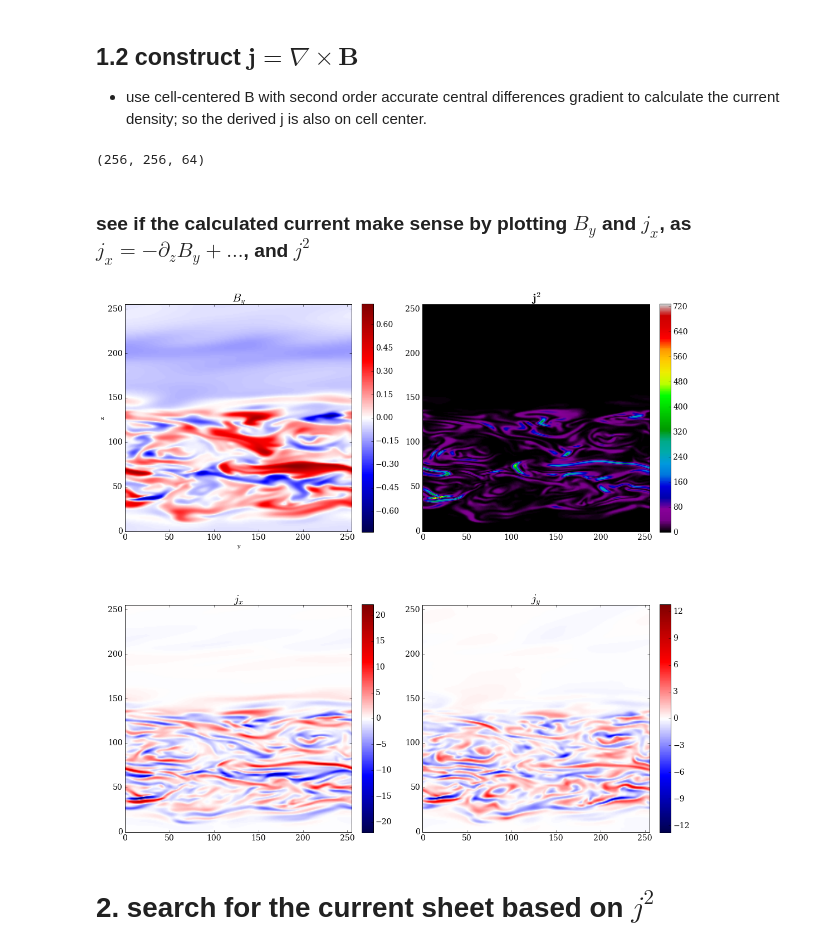
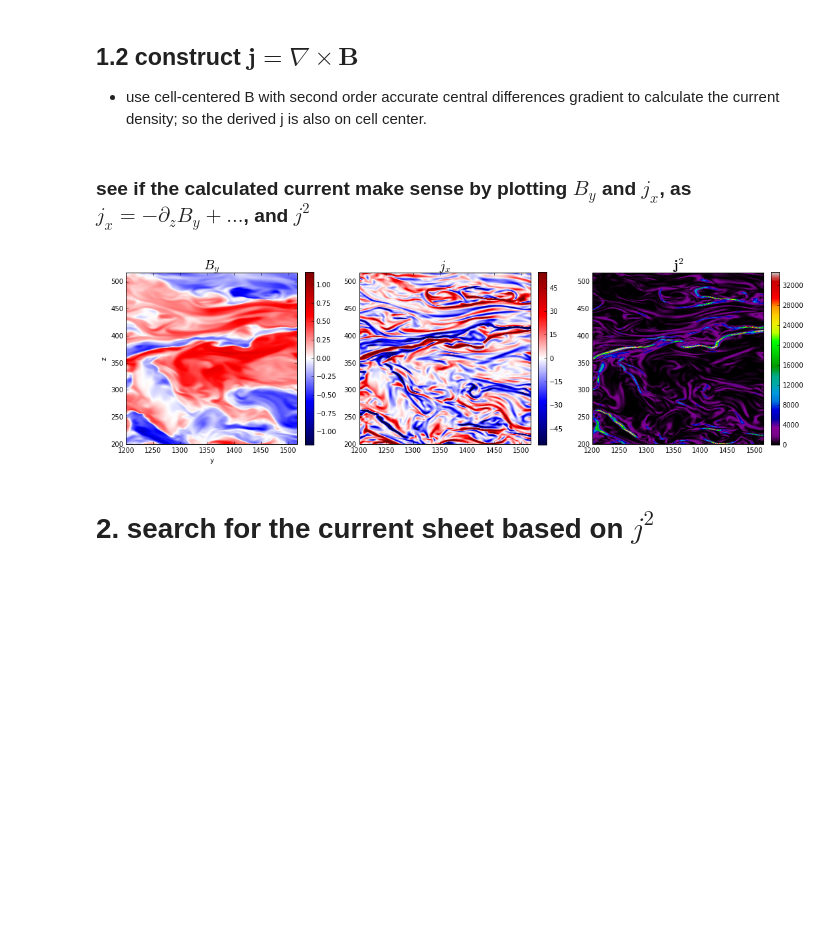
Before and after one commit to jmshi/reconnection, a Jupyter notebook: Finding the current sheet.ipynb, the cells around one changed output. Saved outputs shown, nothing was run; the diff lists cells and outputs as text; code cells hidden in the pictures; blank space fills up the shorter version.

```diff
--- a/Finding the current sheet.ipynb
+++ b/Finding the current sheet.ipynb
@@ -28,0 +38,3 @@ import athena4_read as ath
+# %%
+data = athena_read.athdf('Unstra.out2.00008.athdf',quantities=['Bcc2'])
+by = data['Bcc2']
@@ -28,0 +43,3 @@ import athena4_read as ath
+# %%
+data = athena_read.athdf('Unstra.out2.00008.athdf',quantities=['Bcc3'])
+bz = data['Bcc3']
@@ -29,6 +48,10 @@ import athena4_read as ath
 # %%
-t,x,y,z,data=ath.vtk('Unstra.0080.vtk')
-bx = data['cell_centered_B'][...,0]
-by = data['cell_centered_B'][...,1]
-bz = data['cell_centered_B'][...,2]
+#t,x,y,z,data=ath.vtk('Unstra.0080.vtk')
+#bx = data['cell_centered_B'][...,0]
+#by = data['cell_centered_B'][...,1]
+#bz = data['cell_centered_B'][...,2]
+
+##data = athena_read.athdf('HGB.out2.00400.athdf',quantities=['B1','B2','B3'])
+##bx = data['B1']; by = data['B2']; bz = data['B3']
+##x = data['x1f']; y = data['x2f']; z = data['x3f']
 # %% [output]
@@ -68,25 +73,18 @@ def curl(vx,vy,vz):
 dx = dy = dz = x[1]-x[0]
 jx,jy,jz = curl(bx,by,bz)/dx
 j2 = jx**2+jy**2+jz**2
-# %%
-bx.shape
-# %% [output]
-(256, 256, 64)
 # %% [markdown]
 ### see if the calculated current make sense by plotting $B_y$ and $j_x$, as $j_x = -\partial_z B_y + ...$, and $j^2$
 # %%
-nframe = 2
-nplot  = 2
+nframe = 1
+nplot  = 3
 cnt = 1
 matplotlib.rcParams['figure.figsize'] = (15, 15.0*nframe/nplot)
 fraction=0.046;pad=0.04
 
 xslice = 0
-ymin = 50; ymax=150 #255
-zmin = 50;  zmax=150 #255
-
-ymin=0; zmin=0
-ymax=255; zmax=255
+ymin = 1200; ymax=1517 #255
+zmin = 200;  zmax=517 #255
 
 vmax = np.max([np.min(by)**2,np.max(by)**2])
 vmax = vmax**0.5
@@ -95,51 +93,38 @@ plt.subplot(nframe,nplot,cnt)
 plt.imshow(by[:,:,xslice],origin='lower',vmin=vmin,vmax=vmax,cmap='seismic')
 plt.colorbar(fraction=fraction,pad=pad)
 plt.xlim(ymin,ymax)
 plt.ylim(zmin,zmax)
 plt.xlabel('y')
 plt.ylabel('z')
 plt.title(r'$B_y$',size=20)
 
 cnt+=1
-vmax = np.max(j2)
-plt.subplot(nframe,nplot,cnt)
-plt.imshow(j2[:,:,xslice],origin='lower',vmin=0,vmax=vmax,cmap='spectral')
-plt.colorbar(fraction=fraction,pad=pad)
-plt.xlim(ymin,ymax)
-plt.ylim(zmin,zmax)
-plt.title(r'$\mathbf{j}^2$',size=20)
-
-cnt+=1
 vmax = np.max([np.min(jx)**2,np.max(jx)**2])
-vmax = vmax**0.5
+vmax = vmax**0.5*0.1
 vmin = -vmax
 plt.subplot(nframe,nplot,cnt)
 plt.imshow(jx[:,:,xslice],origin='lower',vmin=vmin,vmax=vmax,cmap='seismic')
 plt.colorbar(fraction=fraction,pad=pad)
 plt.xlim(ymin,ymax)
 plt.ylim(zmin,zmax)
 plt.title(r'$j_x$',size=20)
 
 cnt+=1
-vmax = np.max([np.min(jy)**2,np.max(jy)**2])
-vmax = vmax**0.5
-vmin = -vmax
+vmax = np.max(j2)*0.1
 plt.subplot(nframe,nplot,cnt)
-plt.imshow(jy[:,:,xslice],origin='lower',vmin=vmin,vmax=vmax,cmap='seismic')
+plt.imshow(j2[:,:,xslice],origin='lower',vmin=0,vmax=vmax,cmap='spectral')
 plt.colorbar(fraction=fraction,pad=pad)
 plt.xlim(ymin,ymax)
 plt.ylim(zmin,zmax)
-plt.title(r'$j_y$',size=20)
-
-
+plt.title(r'$\mathbf{j}^2$',size=20)
 
 plt.tight_layout()
 
 # the strongest j2 index (for comparison with the 3d struture show below)
 #a = j2[:,:,xslice]
 #print a.index(max(a))
 # %% [output]
-[figure, old version]
+[figure, new version]
 # %% [markdown]
 # 2. search for the current sheet based on $j^2$
 # %% [markdown]
```
Also changed, not shown: parts of 38 cells of this notebook, 4 other files.
